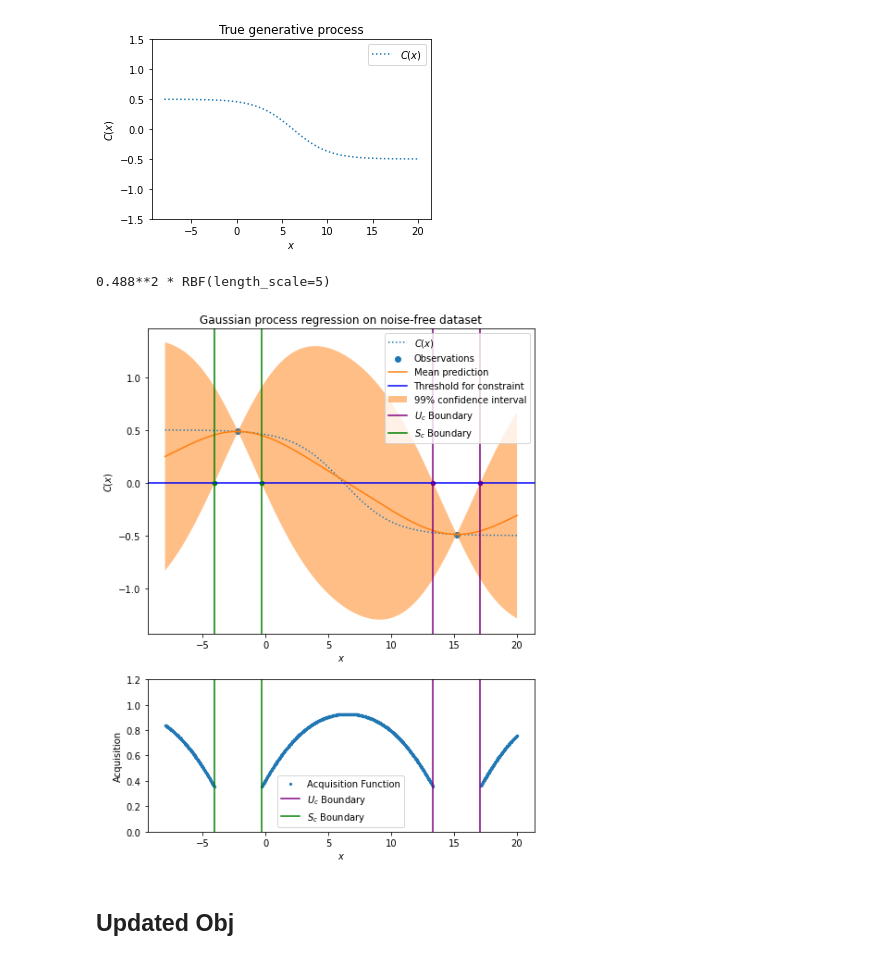
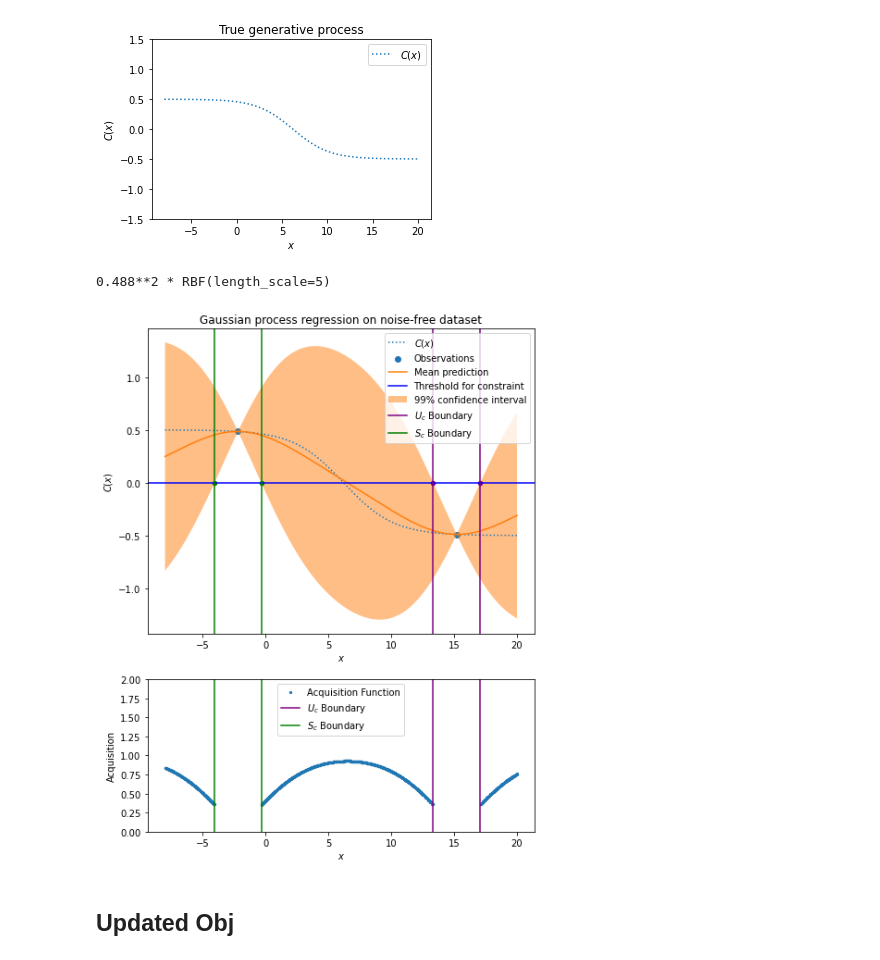
Before and after one commit to SchroDeCat/ConstrainedBO, a Jupyter notebook: visualize_cbo_pipeline.ipynb, the cells around one changed output. Cells and saved outputs as stored; diff of their text form; code cells hidden in the pictures.

```diff
--- a/visualize_cbo_pipeline.ipynb
+++ b/visualize_cbo_pipeline.ipynb
@@ -180,35 +180,35 @@ acq_c_filter_lcb = np.logical_or(X.squeeze() <  np.min(X[lcb_c_idx]), X.squeeze(
 acq_c_filter = np.logical_and(acq_c_filter_ucb, acq_c_filter_lcb)
 plt.subplot(2,1,2,)
 plt.scatter(X[acq_c_filter], acq_c[acq_c_filter], label="Acquisition Function", s=5)
 acq_c_argmax = acq_c.argmax()
 
 # plt.scatter()
 
-plt.ylim(0, 1.2)
+plt.ylim(0, 2)
 plt.xlabel("$x$")
 plt.ylabel("Acquisition")
 # for idx in ucb_c_idx:
 #     #label = r'$U_c$ Boundary'
 #     plt.axvline(x = X[idx], color = 'purple')
 #     plt.scatter(X[idx], 0, s=20, color = 'purple',)
 plt.axvline(x = X[ucb_c_idx[0]], color = 'purple')
 # plt.scatter(X[ucb_c_idx[0]], acq_c[ucb_c_idx[0]], s=20, color = 'purple',)
 plt.axvline(x = X[ucb_c_idx[1]], color = 'purple', label=r'$U_c$ Boundary')
 # plt.scatter(X[ucb_c_idx[1]], acq_c[ucb_c_idx[1]], s=20, color = 'purple')
 
 # for idx in lcb_c_idx:
 #     #label = r'$S_c$ Boundary'
 #     plt.axvline(x = X[idx], color = 'green')
 #     plt.scatter(X[idx], 0, s=20, color = 'green',)
 plt.axvline(x = X[lcb_c_idx[0]], color = 'green')
 # plt.scatter(X[lcb_c_idx[0]], acq_c[lcb_c_idx[0]], s=20, color = 'green',)
 plt.axvline(x = X[lcb_c_idx[1]], color = 'green', label=r'$S_c$ Boundary')
 # plt.scatter(X[lcb_c_idx[1]], acq_c[lcb_c_idx[1]], s=20, color = 'green')
 plt.legend()
 plt.savefig('EG1D_C.png')
 # %% [output]
 0.488**2 * RBF(length_scale=5)
-[figure, old version]
+[figure, new version]
 # %% [markdown]
 ## Updated Obj
 # %%
```
Also changed, not shown: parts of 1 cell of this notebook, 1 other file.
